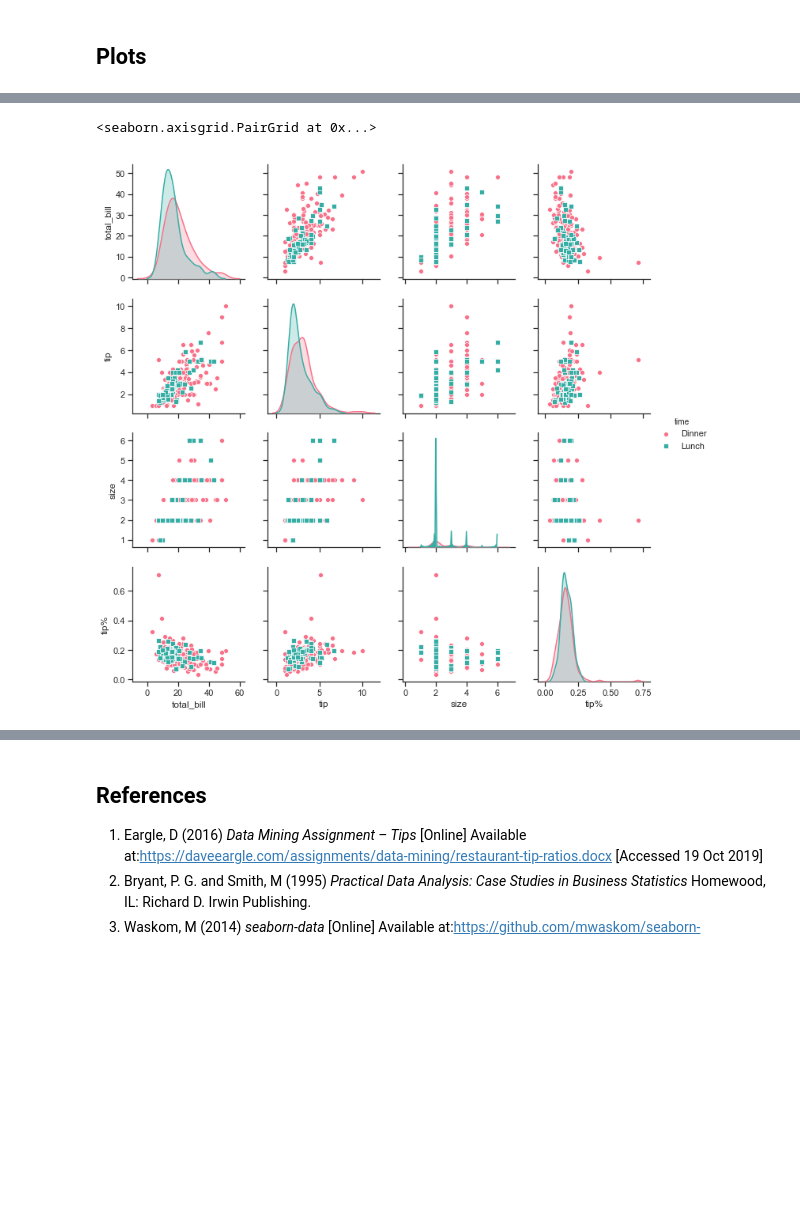
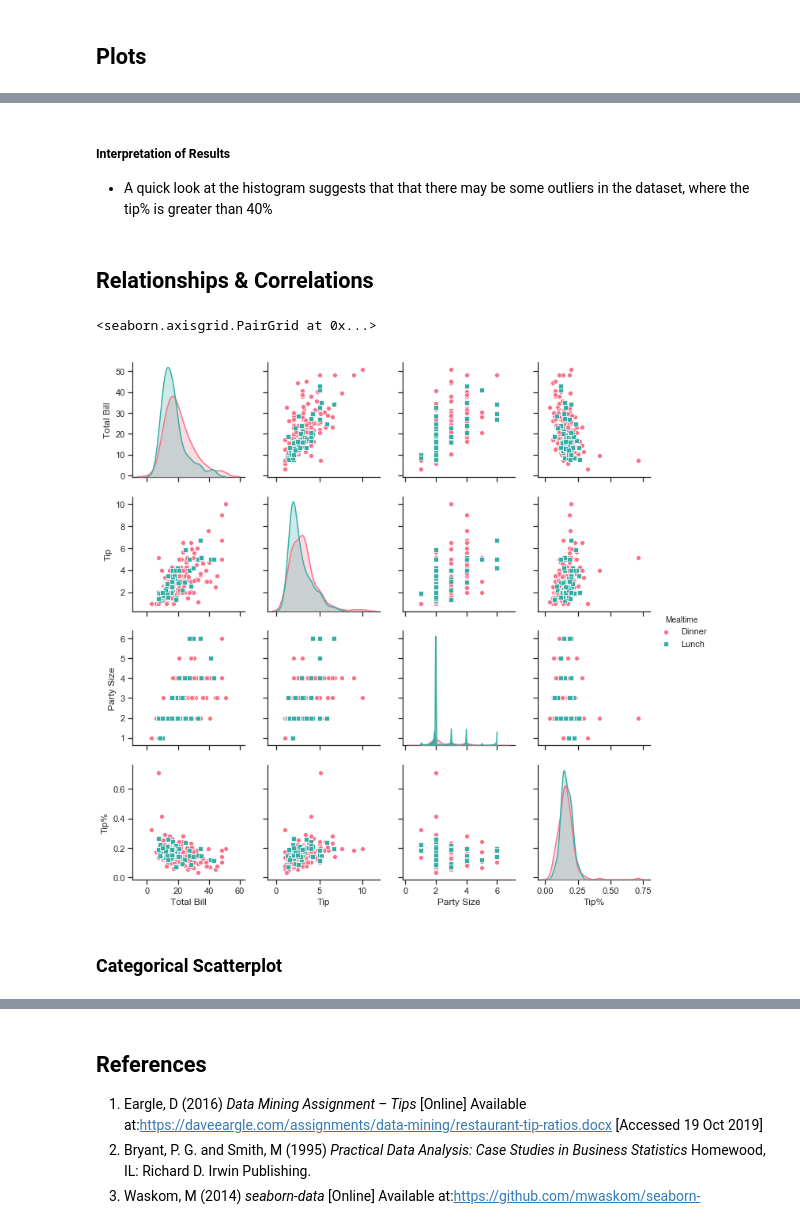
Before and after one commit to pcaulfie/fundamentals-project, a Jupyter notebook: Fundamentals of Data Analysis.ipynb, the cells around one changed output, grey strips where cells are left out. Cells and saved outputs as stored; diff of their text form; code cells hidden in the pictures; blank space fills up the shorter version.

```diff
--- a/Fundamentals of Data Analysis.ipynb
+++ b/Fundamentals of Data Analysis.ipynb
@@ -55,0 +55,5 @@ The fields of data in the header line and each record (row) are delimited with a
+# %%
+# rename the columns
+df = df.rename(columns={'total_bill': 'Total Bill', 'tip': 'Tip','sex': 'Gender', 'smoker': 'Smoker', 'day': 'Day', 'time': 'Mealtime', 'size': 'Party Size'})
+# Displays first five rows and the column names
+df.head()
@@ -59,6 +70,6 @@ In the US, it is expected to tip 15 to 20% of the total bill. The tip % is not s
 # %%
 # Create a new column in dataframe called tip% which is calcualted by dividing value in tip column by value in total bill column
 #Solution adapted from https://stackoverflow.com/a/36619736
-df['tip%'] = df['tip']/df['total_bill']
-df
+df['Tip%'] = df['Tip']/df['Total Bill']
+df.head()
 # %% [output]
@@ -282,15 +308,20 @@ plt.show
+# %% [markdown]
+##### Interpretation of Results
+* A quick look at the histogram suggests that that there may be some outliers in the dataset, where the tip% is greater than 40%
+# %% [markdown]
+## Relationships & Correlations
 # %%
 # Import Seaborn Library
 # adapted from https://www.datacamp.com/community/tutorials/seaborn-python-tutorial#load
 import seaborn as sns
 # Seaborn does not have a default style, instead it comes with 5 preset styles, which must be called
 # I am using seaborn themes: ticks, as it is commonly used to give extra structure to the plots https://seaborn.pydata.org/tutorial/aesthetics.html
 sns.set(style="ticks")
 # Construct scatterplot using pairplot function - adapted from https://seaborn.pydata.org/generated/seaborn.pairplot.html
-# Hue is used to display lunch and Dinner in a different color (Series = time").
+# Hue is used to display lunch and Dinner in a different color (Series = "Mealtime").
 # Palette ="husl" used to change color palette to husl instead of default. ref: https://seaborn.pydata.org/tutorial/color_palettes.html
 # markers=["o", "s", "D"] are used to display different markers for each level of the hue variable:
-sns.pairplot(df, hue='time', palette="husl", markers=["o", "s"])
+sns.pairplot(df, hue='Mealtime', palette="husl", markers=["o", "s"])
 # %% [output]
 <seaborn.axisgrid.PairGrid at 0x...>
-[figure, old version]
+[figure, new version]
@@ -300,0 +328,2 @@ plt.rcParams['figure.figsize'] = [12, 8]
+# %% [markdown]
+### Categorical Scatterplot
```
Also changed, not shown: parts of 23 cells of this notebook.
